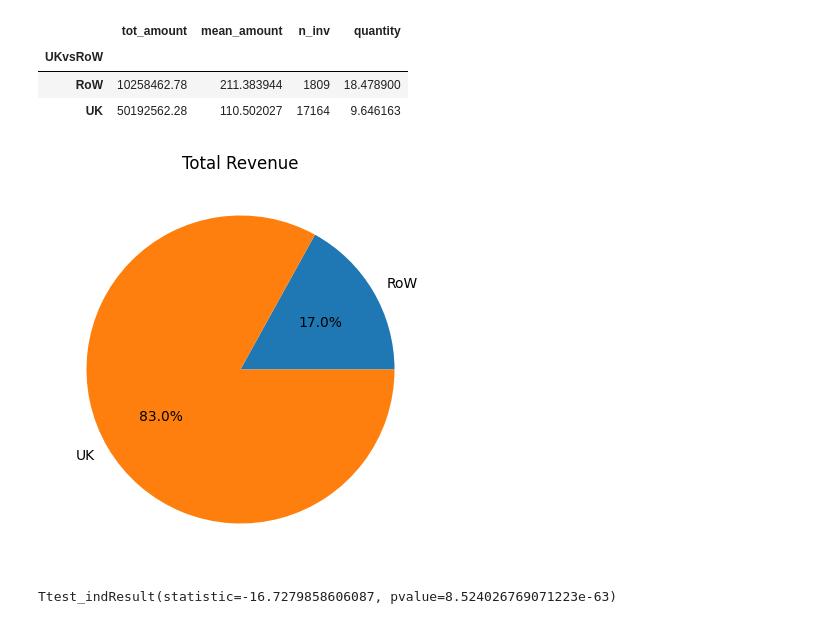
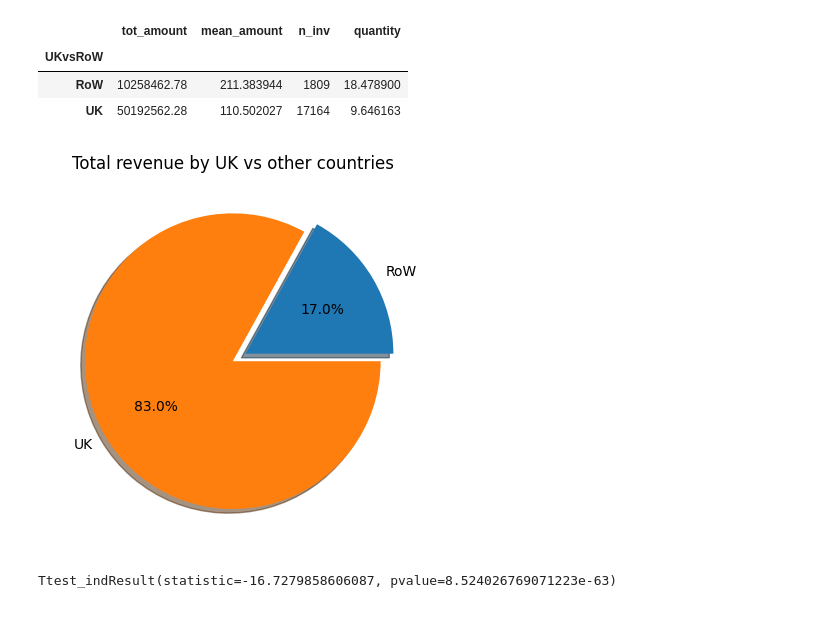
Before and after one commit to antobzzll/Analytics-Portfolio, a Jupyter notebook: Business Analytics/Market Basket Analysis/e-commerce-analytics.ipynb, the cells around one changed output. Cells and saved outputs as stored; diff of their text form; code cells hidden in the pictures.

```diff
--- a/Business Analytics/Market Basket Analysis/e-commerce-analytics.ipynb
+++ b/Business Analytics/Market Basket Analysis/e-commerce-analytics.ipynb
@@ -422,12 +427,11 @@ byukvsrow
 | RoW | 10258462.78 | 211.383944 | 1809 | 18.478900 |
 | UK | 50192562.28 | 110.502027 | 17164 | 9.646163 |
 # %%
-fig, ax = plt.subplots(figsize=(15,5))
-ax = plt.pie(byukvsrow['tot_amount'], labels=byukvsrow.index, autopct='%1.1f%%')
-plt.title('Total Revenue')
+plt.pie(byukvsrow['tot_amount'], labels=byukvsrow.index, autopct='%1.1f%%', explode=(0.1,0), shadow=True)
+plt.title('Total revenue by UK vs other countries')
 plt.show()
 # %% [output]
-[figure, old version]
+[figure, new version]
 # %%
 row_rev = df.loc[df['UKvsRoW'] == 'RoW', 'Amount']
 uk_rev = df.loc[df['UKvsRoW'] == 'UK', 'Amount']
```
Also changed, not shown: parts of 16 cells of this notebook, 2 other files.
